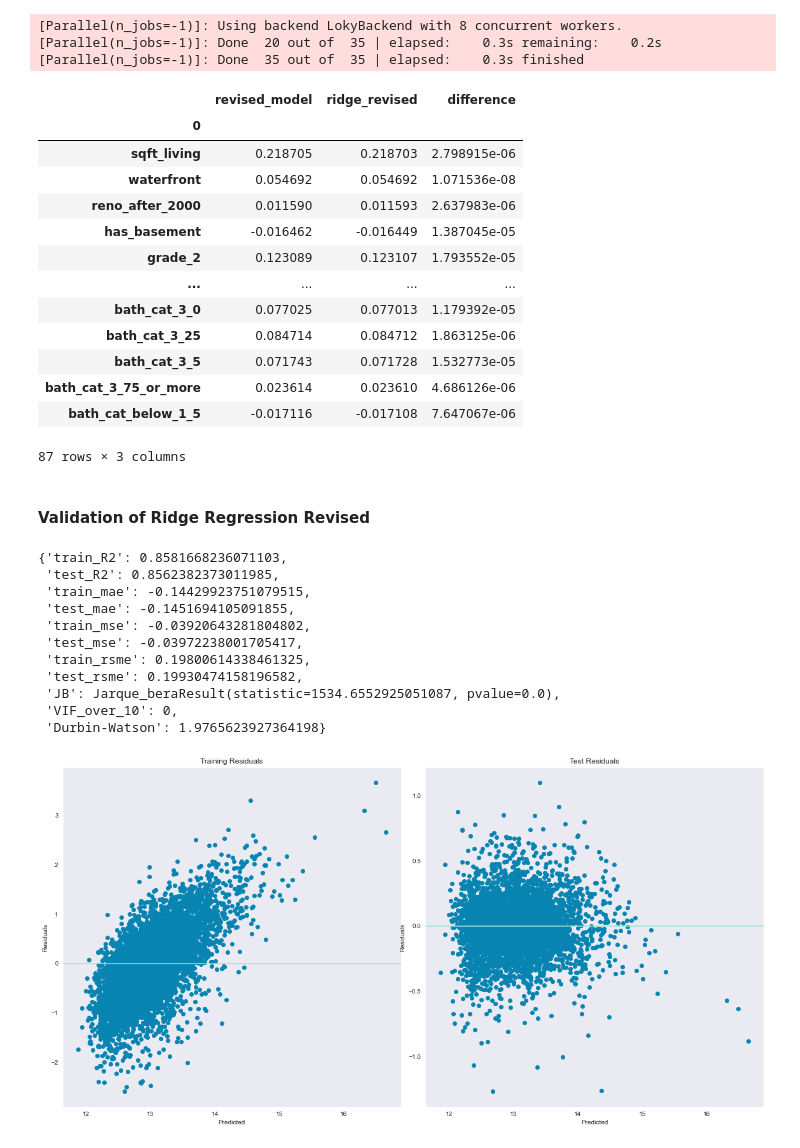
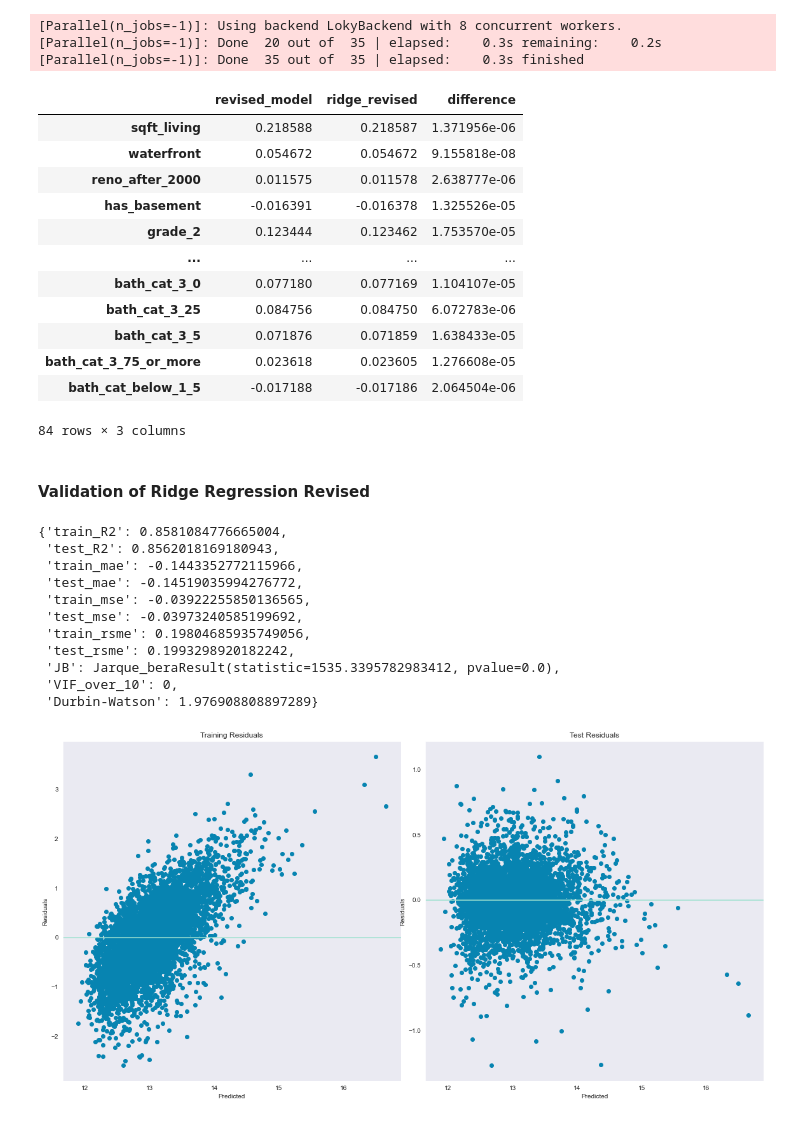
Before and after one commit to larends/dsc-phase-2-project, a Jupyter notebook: Phase 2 Project.ipynb, the cells around one changed output. Cells and saved outputs as stored; diff of their text form; code cells hidden in the pictures.

```diff
--- a/Phase 2 Project.ipynb
+++ b/Phase 2 Project.ipynb
@@ -1210,9 +1210,19 @@ cols_to_keep = ['log_price', 'bed_cat', 'sqft_living', 'waterfront',
 
 rev_df=rev_df[cols_to_keep]
 
+
 X_train_rev, X_test_rev, y_train_rev, y_test_rev = split_and_process(rev_df,
                                                                 'log_price')
 
+#drop non-significant zip codes
+
+X_train_rev = X_train_rev.drop(
+    ['zipcode_98002', 'zipcode_98003', 'zipcode_98032'], axis = 1)
+X_test_rev = X_test_rev.drop(
+    ['zipcode_98002', 'zipcode_98003', 'zipcode_98032'], axis = 1)
+
+
+
 train_df_rev = pd.concat([X_train_rev, y_train_rev], axis = 1)
 X_train_rev.shape, y_train_rev.shape, train_df_rev.shape
 # %% [output]
@@ -1262,7 +1272,8 @@ residuals_rev_test = get_residuals(y_test_rev, y_pred_rev)
 residuals_rev_train = get_residuals(y_test_rev, y_train_rev)
 # %%
 coefficients = pd.DataFrame.from_dict(list(zip(X_train_rev.columns,
-                                               lr_rev.coef_))).set_index(0)
-coefficients.columns = ['revised_model']
-coefficients[:5]
+                                               lr_rev.coef_)))
+coefficients.columns = ['feature', 'coefficient']
+coefficients_bath = coefficients[coefficients['feature'].str.startswith('bath')]
+coefficients_bath.sort_values('coefficient', ascending=False)
 # %% [output]
@@ -1611,47 +1678,49 @@ Fitting 5 folds for each of 7 candidates, totalling 35 fits
 # %%
 ridge_coefficients = pd.DataFrame.from_dict(
     list(zip(X_train_rev.columns,ridge_model_rev.coef_))).set_index(0)
 ridge_coefficients.columns = ['ridge_revised']
+
+coefficients = coefficients.set_index('feature')
+coefficients.columns=['revised_model']
 
 coefficients_compare = pd.concat([coefficients, ridge_coefficients], axis=1)
 coefficients_compare = coefficients_compare.loc[:,
                                 ~coefficients_compare.columns.duplicated()]
 coefficients_compare['difference'] = (np.abs(
     coefficients_compare['revised_model']
     - coefficients_compare['ridge_revised']))
 coefficients_compare
 # %% [output]
 |  | revised_model | ridge_revised | difference |
-| 0 |  |  |  |
-| sqft_living | 0.218705 | 0.218703 | 2.798915e-06 |
-| waterfront | 0.054692 | 0.054692 | 1.071536e-08 |
-| reno_after_2000 | 0.011590 | 0.011593 | 2.637983e-06 |
-| has_basement | -0.016462 | -0.016449 | 1.387045e-05 |
-| grade_2 | 0.123089 | 0.123107 | 1.793552e-05 |
+| sqft_living | 0.218588 | 0.218587 | 1.371956e-06 |
+| waterfront | 0.054672 | 0.054672 | 9.155818e-08 |
+| reno_after_2000 | 0.011575 | 0.011578 | 2.638777e-06 |
+| has_basement | -0.016391 | -0.016378 | 1.325526e-05 |
+| grade_2 | 0.123444 | 0.123462 | 1.753570e-05 |
 | ... | ... | ... | ... |
-| bath_cat_3_0 | 0.077025 | 0.077013 | 1.179392e-05 |
-| bath_cat_3_25 | 0.084714 | 0.084712 | 1.863125e-06 |
-| bath_cat_3_5 | 0.071743 | 0.071728 | 1.532773e-05 |
-| bath_cat_3_75_or_more | 0.023614 | 0.023610 | 4.686126e-06 |
-| bath_cat_below_1_5 | -0.017116 | -0.017108 | 7.647067e-06 |
+| bath_cat_3_0 | 0.077180 | 0.077169 | 1.104107e-05 |
+| bath_cat_3_25 | 0.084756 | 0.084750 | 6.072783e-06 |
+| bath_cat_3_5 | 0.071876 | 0.071859 | 1.638433e-05 |
+| bath_cat_3_75_or_more | 0.023618 | 0.023605 | 1.276608e-05 |
+| bath_cat_below_1_5 | -0.017188 | -0.017186 | 2.064504e-06 |
-87 rows × 3 columns
+84 rows × 3 columns
 # %% [markdown]
 #### Validation of Ridge Regression Revised
 # %%
 model_scores = validation('ridge_revised', ridge_rev, X_train_rev, y_train_rev, residuals_ridge_rev_test)
 model_scores['ridge_revised']
 # %% [output]
-{'train_R2': 0.8581668236071103,
- 'test_R2': 0.8562382373011985,
- 'train_mae': -0.14429923751079515,
- 'test_mae': -0.1451694105091855,
- 'train_mse': -0.03920643281804802,
- 'test_mse': -0.03972238001705417,
- 'train_rsme': 0.19800614338461325,
- 'test_rsme': 0.19930474158196582,
- 'JB': Jarque_beraResult(statistic=1534.6552925051087, pvalue=0.0),
+{'train_R2': 0.8581084776665004,
+ 'test_R2': 0.8562018169180943,
+ 'train_mae': -0.1443352772115966,
+ 'test_mae': -0.14519035994276772,
+ 'train_mse': -0.03922255850136565,
+ 'test_mse': -0.03973240585199692,
+ 'train_rsme': 0.19804685935749056,
+ 'test_rsme': 0.1993298920182242,
+ 'JB': Jarque_beraResult(statistic=1535.3395782983412, pvalue=0.0),
  'VIF_over_10': 0,
- 'Durbin-Watson': 1.9765623927364198}
+ 'Durbin-Watson': 1.976908808897289}
 # %%
 make_scatter(y_pred_ridge_rev, residuals_ridge_rev_train, residuals_ridge_rev_test)
 # %% [output]
```
Also changed, not shown: parts of 47 cells of this notebook, 7 other files.
